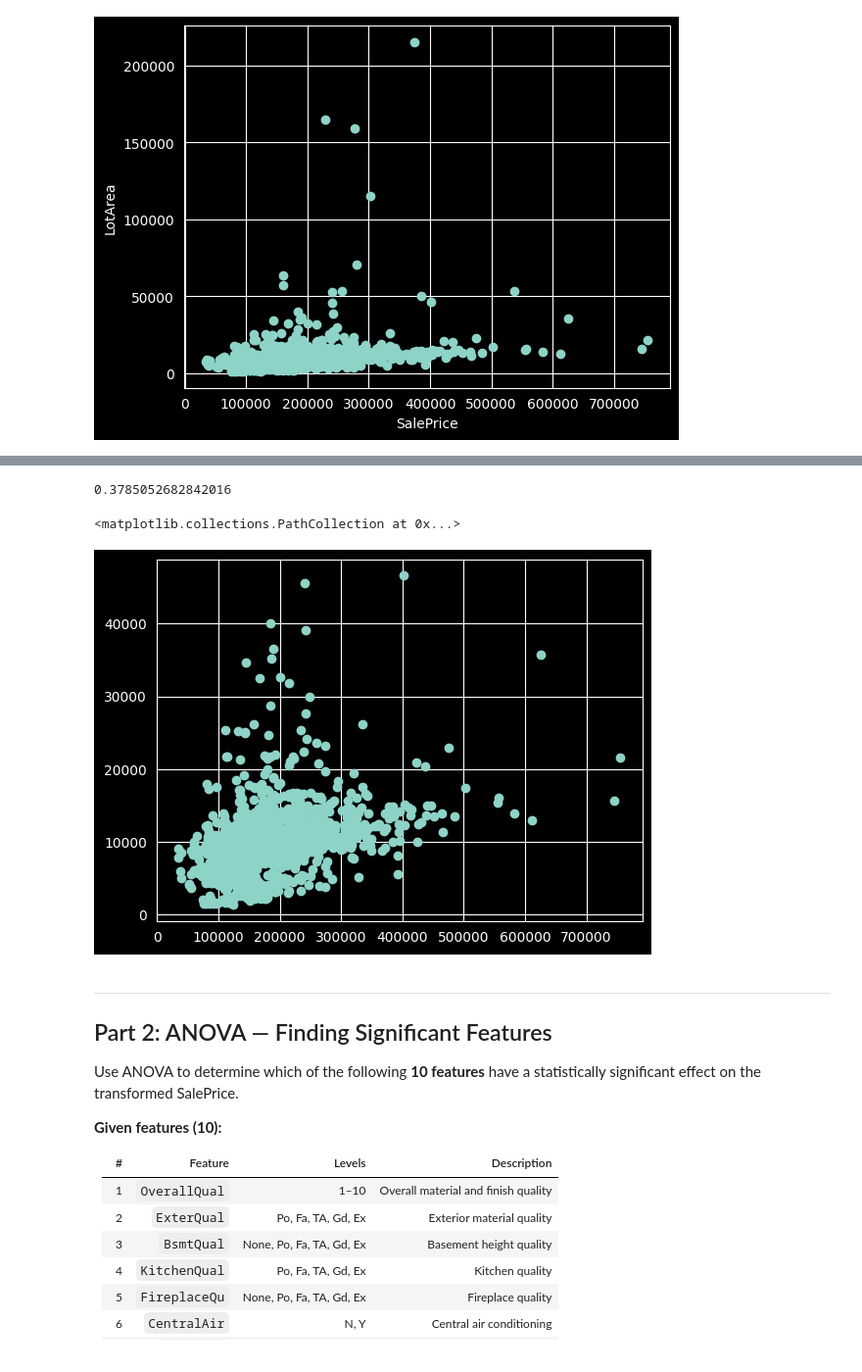
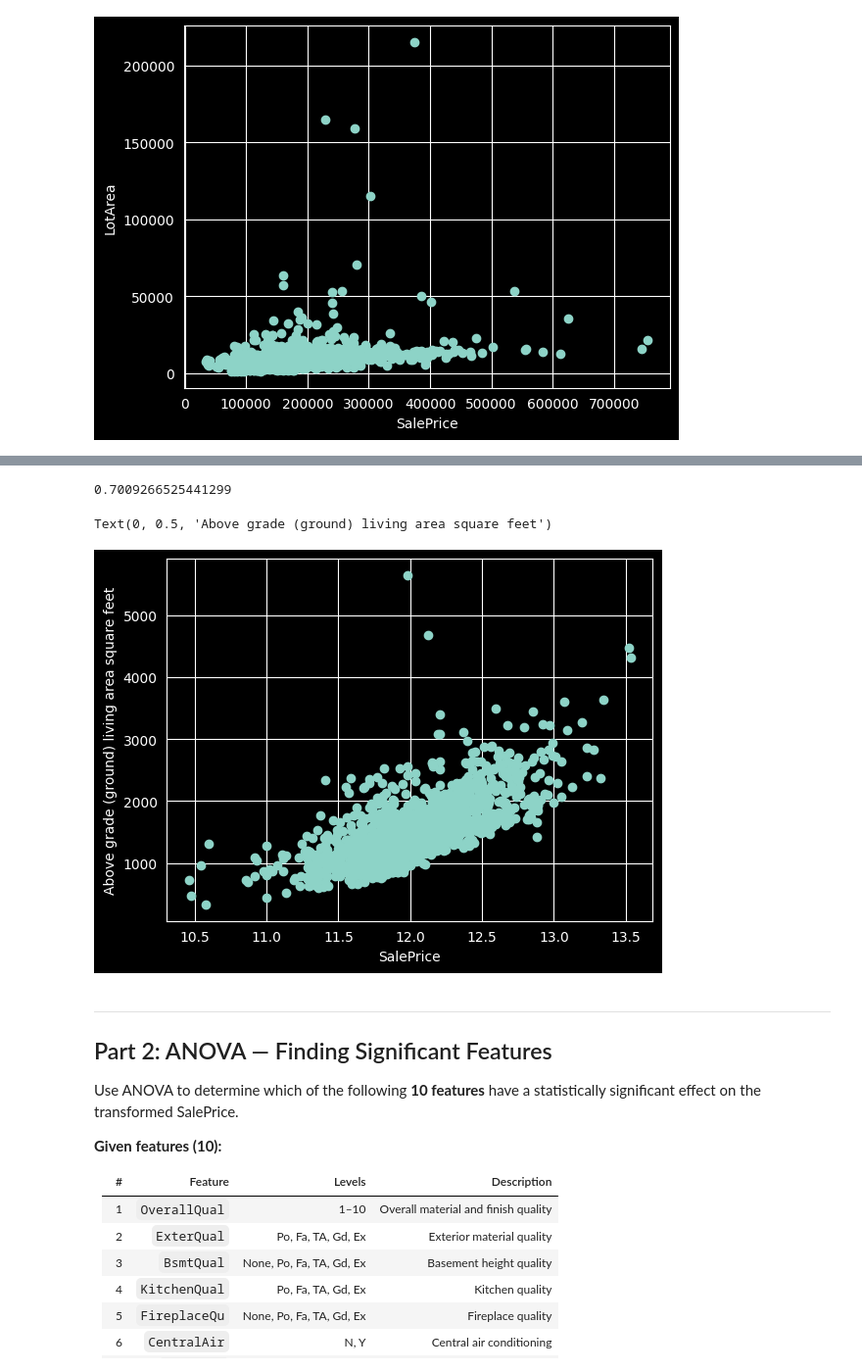
Before and after one commit to cpalescan/cstat, a Jupyter notebook: project_STUDENTID.ipynb, the cells around one changed output, grey strips where cells are left out. Shown at 98% size. Saved outputs shown, nothing was run; the diff lists cells and outputs as text; code cells hidden in the pictures.

```diff
--- a/project_STUDENTID.ipynb
+++ b/project_STUDENTID.ipynb
@@ -262,12 +234,15 @@ train[train["LotArea"]>= 50000]
-# %%
-# SKIP THIS ---------------
-# scatter plot and correlation without the outliers. No major findings.
-print(train["SalePrice"].corr(train[train["LotArea"]<= 50000]["LotArea"]))
-plt.scatter(train[train["LotArea"]<= 50000]["SalePrice"],train[train["LotArea"]<= 50000]["LotArea"])
-# %% [output]
-0.3785052682842016
-<matplotlib.collections.PathCollection at 0x...>
-[figure, removed]
+# %%
+# SKIP THIS --------------- NO, WAIT! HAVE A LOOK
+
+# Above grade (ground) living area square feet VS Price. THIS IS GOOD!!
+print(sales_price.corr(train["GrLivArea"]))
+plt.scatter(sales_price,train["GrLivArea"])
+plt.xlabel("SalePrice")
+plt.ylabel("Above grade (ground) living area square feet")
+# %% [output]
+0.7009266525441299
+Text(0, 0.5, 'Above grade (ground) living area square feet')
+[figure, added]
 # %% [markdown]
 ---
 ## Part 2: ANOVA — Finding Significant Features
```
Also changed, not shown: parts of 8 cells of this notebook.
